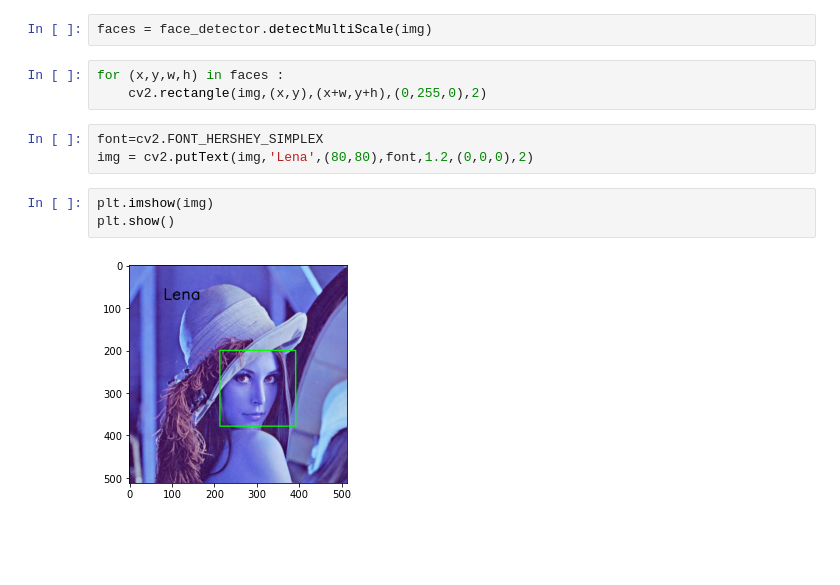
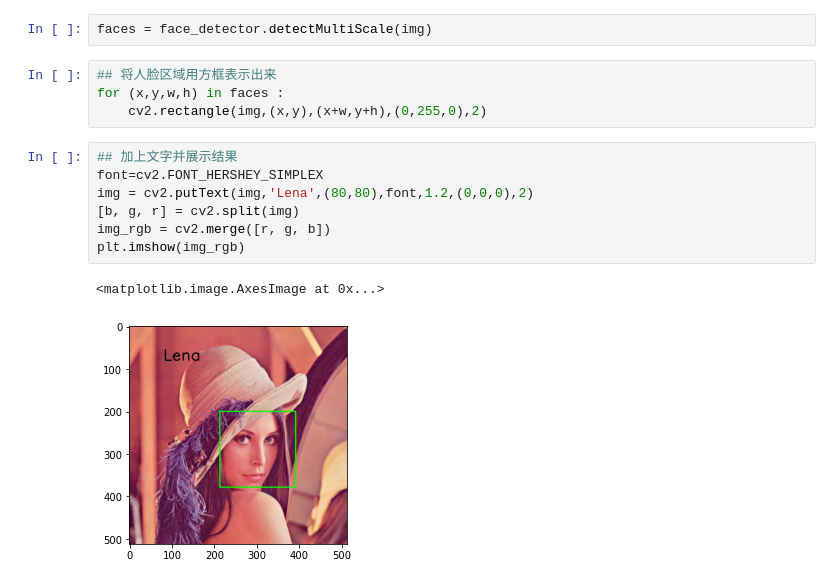
Before and after one commit to hanwen76/CV_2022, a Jupyter notebook: ImageProcessing/ImageProcessing.ipynb, the cells around one changed output. Cells and saved outputs as stored; diff of their text form; blank space fills up the shorter version.

```diff
--- a/ImageProcessing/ImageProcessing.ipynb
+++ b/ImageProcessing/ImageProcessing.ipynb
@@ -24,13 +39,16 @@ plt.show()
 # %%
 faces = face_detector.detectMultiScale(img)
 # %%
+## 将人脸区域用方框表示出来
 for (x,y,w,h) in faces :
     cv2.rectangle(img,(x,y),(x+w,y+h),(0,255,0),2)
 # %%
+## 加上文字并展示结果
 font=cv2.FONT_HERSHEY_SIMPLEX
 img = cv2.putText(img,'Lena',(80,80),font,1.2,(0,0,0),2)
+[b, g, r] = cv2.split(img)
+img_rgb = cv2.merge([r, g, b])
+plt.imshow(img_rgb)
+# %% [output]
+<matplotlib.image.AxesImage at 0x...>
+[figure, added]
-# %%
-plt.imshow(img)
-plt.show()
-# %% [output]
-[figure, removed]
```
Also changed, not shown: parts of 8 cells of this notebook.
